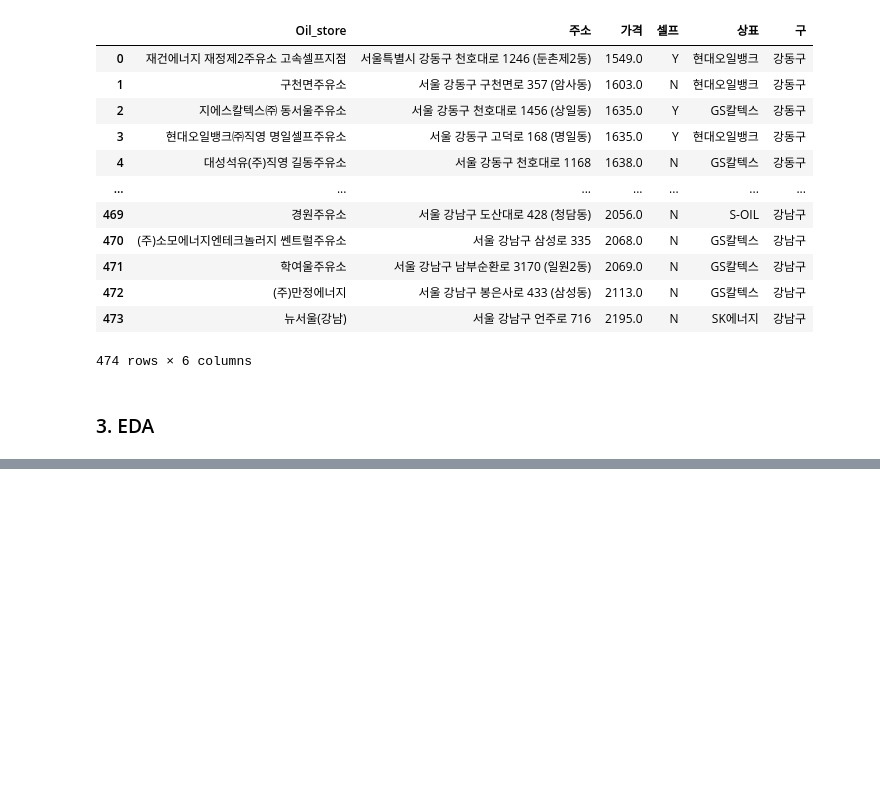
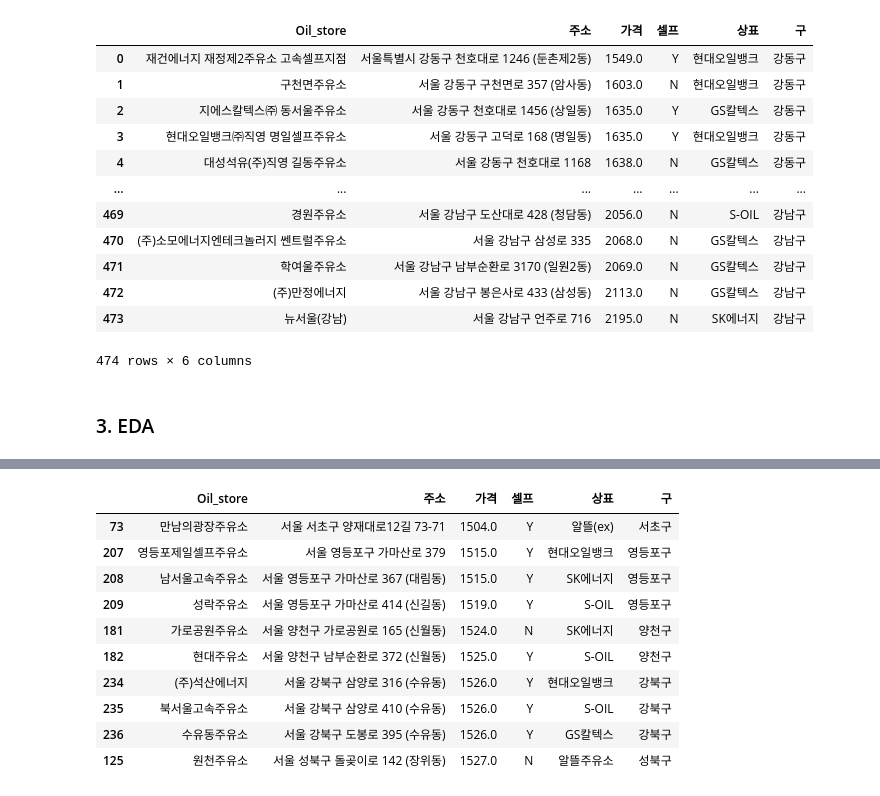
Before and after one commit to not147/PythonBasic, a Jupyter notebook: pythonwork/analysis/9_분석예제5.ipynb, the cells around one changed output, grey strips where cells are left out. Saved outputs shown, nothing was run; the diff lists cells and outputs as text; code cells hidden in the pictures; blank space fills up the shorter version.

```diff
--- a/pythonwork/analysis/9_분석예제5.ipynb
+++ b/pythonwork/analysis/9_분석예제5.ipynb
@@ -305,0 +344,16 @@ stations
+# %%
+##### 서울시에서 가장 주유 가격이 싼 곳은 어디인가?(10개만 확인)
+
+stations.sort_values(by="가격").head(10)
+# %% [output]
+|  | Oil_store | 주소 | 가격 | 셀프 | 상표 | 구 |
+| 73 | 만남의광장주유소 | 서울 서초구 양재대로12길 73-71 | 1504.0 | Y | 알뜰(ex) | 서초구 |
+| 207 | 영등포제일셀프주유소 | 서울 영등포구 가마산로 379 | 1515.0 | Y | 현대오일뱅크 | 영등포구 |
+| 208 | 남서울고속주유소 | 서울 영등포구 가마산로 367 (대림동) | 1515.0 | Y | SK에너지 | 영등포구 |
+| 209 | 성락주유소 | 서울 영등포구 가마산로 414 (신길동) | 1519.0 | Y | S-OIL | 영등포구 |
+| 181 | 가로공원주유소 | 서울 양천구 가로공원로 165 (신월동) | 1524.0 | N | SK에너지 | 양천구 |
+| 182 | 현대주유소 | 서울 양천구 남부순환로 372 (신월동) | 1525.0 | Y | S-OIL | 양천구 |
+| 234 | (주)석산에너지 | 서울 강북구 삼양로 316 (수유동) | 1526.0 | Y | 현대오일뱅크 | 강북구 |
+| 235 | 북서울고속주유소 | 서울 강북구 삼양로 410 (수유동) | 1526.0 | Y | S-OIL | 강북구 |
+| 236 | 수유동주유소 | 서울 강북구 도봉로 395 (수유동) | 1526.0 | Y | GS칼텍스 | 강북구 |
+| 125 | 원천주유소 | 서울 성북구 돌곶이로 142 (장위동) | 1527.0 | N | 알뜰주유소 | 성북구 |
```
Also changed, not shown: parts of 29 cells of this notebook, 2 other files.
